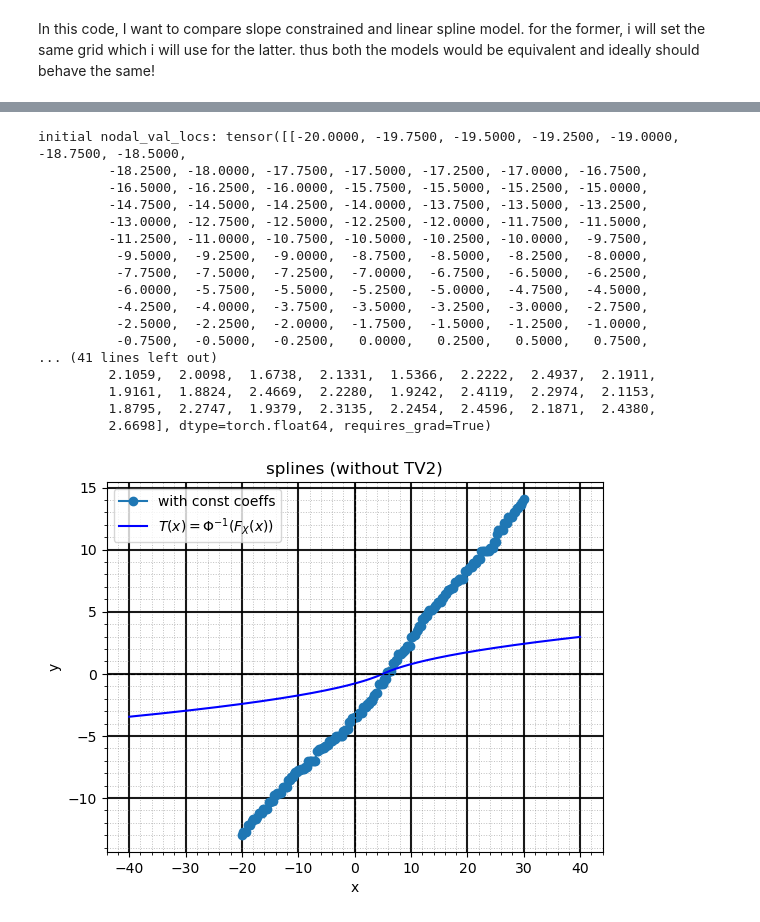
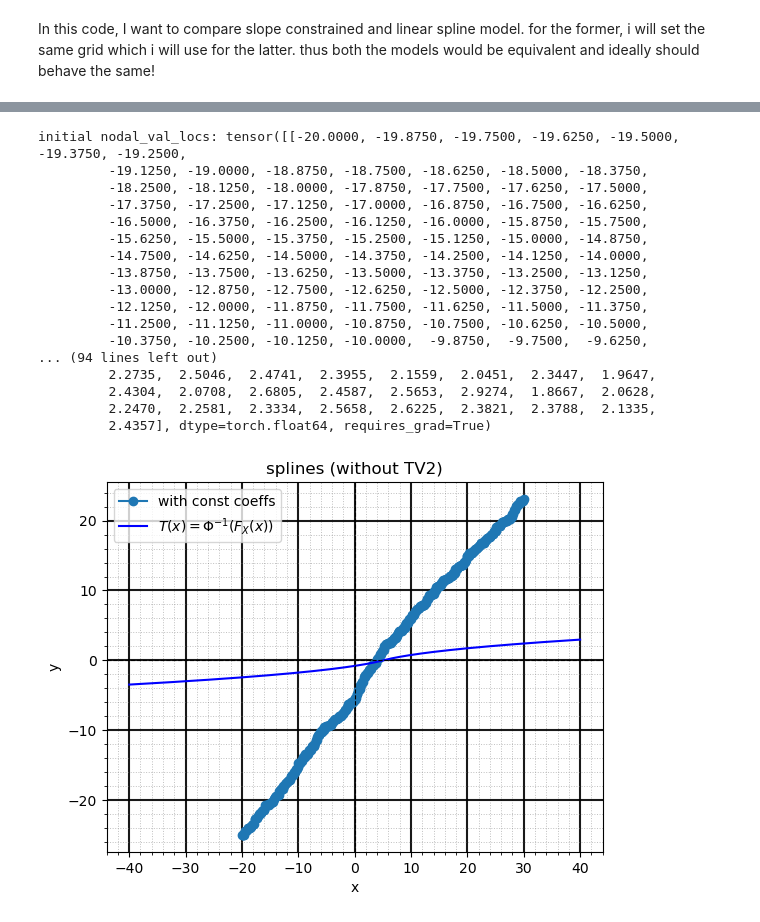
Before and after one commit to neelkanthrawat/Lipschitz_DSNN, a Jupyter notebook: with_TV2_regul.ipynb, the cells around one changed output, grey strips where cells are left out. Drawn from its saved outputs; the diff is of its cells as text; code cells hidden in the pictures.

Commit message:
with more data and PW spline sections, it  works even better

```diff
--- a/with_TV2_regul.ipynb
+++ b/with_TV2_regul.ipynb
@@ -92,35 +92,38 @@ def create_dataloaders(train_data, val_data, test_data, batch_size=32):
     return train_loader, val_loader, test_loader
 # %%
 # Function to generate data from a 1D Laplace distribution
-def generate_laplace_data(mean, scale, total_samples, train_ratio=0.7, val_ratio=0.15):
+def generate_laplace_data(mean, scale, total_samples, num_test_data=15000, train_ratio=0.75, val_ratio=0.25):
     """
     Generate training, validation, and test datasets from a 1D Laplace distribution.
 
     Parameters:
     - mean: Mean (location parameter) of the Laplace distribution
     - scale: Scale (diversity) parameter of the Laplace distribution
-    - total_samples: Total number of samples to generate
-    - train_ratio: Proportion of data to use for training (default is 70%)
-    - val_ratio: Proportion of data to use for validation (default is 15%)
+    - total_samples: Total number of samples (excluding test data)
+    - num_test_data: Number of samples to reserve for the test dataset
+    - train_ratio: Proportion of remaining data to use for training (default is 70%)
+    - val_ratio: Proportion of remaining data to use for validation (default is 30%)
 
     Returns:
     - train_data: Training set
     - val_data: Validation set
     - test_data: Test set
     """
-    # Generate data
-    data = np.random.laplace(loc=mean, scale=scale, size=total_samples)
+    # Generate full dataset including test data
+    total_data = np.random.laplace(loc=mean, scale=scale, size=total_samples + num_test_data)
 
     # Shuffle data
-    np.random.shuffle(data)
+    np.random.shuffle(total_data)
 
-    # Split data based on ratios
-    train_end = int(total_samples * train_ratio)
-    val_end = train_end + int(total_samples * val_ratio)
+    # Separate test data
+    test_data = total_data[:num_test_data]
+    remaining_data = total_data[num_test_data:]
 
-    train_data = data[:train_end]
-    val_data = data[train_end:val_end]
-    test_data = data[val_end:]
+    # Split remaining data into train and validation sets
+    train_end = int(len(remaining_data) * train_ratio)
+
+    train_data = remaining_data[:train_end]
+    val_data = remaining_data[train_end:]
 
     return train_data, val_data, test_data
 # %%
@@ -134,7 +137,7 @@ def generate_laplace_data(mean, scale, total_samples, train_ratio=0.7, val_ratio
 # GENERATE LAPLACE DATA
 mean = 5
 scale = 6
-total_samples = 30000
+total_samples = 70000
 # for each minibatch, new data
 #
 train_data, val_data, test_data = generate_laplace_data(mean, scale, total_samples)
@@ -728,7 +731,7 @@ def generate_unequally_spaced_sorted_numbers(start_val, end_val, N):
 
     return scaled_values
 # %%
-SIZE=201;RANGE=20; START_VAL=-20; END_VAL=30
+SIZE=401;RANGE=20; START_VAL=-20; END_VAL=30
 #GRID_VALS= generate_unequally_spaced_sorted_numbers(start_val=START_VAL,end_val=END_VAL,N=SIZE)
 GRID_VALS,FN_INIT = transformation_laplace_to_std_normal(mu=mean, b=scale, x_range=(START_VAL,END_VAL), num_points=SIZE)
 noise = torch.randn_like(torch.tensor(FN_INIT)) * 2e-1
@@ -741,51 +744,51 @@ model2 = LinearSplineSlopeConstrained(
                 # grid_values=torch.tensor([-2.9132, -1.,  1.8,  2.1882,  2.9779]),
                 init="manual",#"maxmin",# what if I try relu activation function?
                 smin=0.001,
                 smax=10,
                 slope_constrained=1,
                 manual_init_fn_tensor=torch.tensor(FN_INIT)+noise
 )
 # print("constrained coefficients are: ",model2.slope_constrained_coefficients_vect)
 # print(f"slopes: constrained coeffs: {model2.slopes_tensor(for_projected_coeffs=1)}")
 # visualise the code space before the training
 input_tensor = torch.tensor(train_data)
 output_tensor2=model2(input_tensor)
 # plot_multiple_histogram([input_tensor.numpy(), output_tensor2.detach().numpy()
 #                         ],
 #                         labels_list=["data_space (x)","code_space(z)"])
 
 x2pos, y2pos = model2.nodal_val_loc_tensor.detach().numpy(), model2.slope_constrained_coefficients_vect.detach().numpy()
 # print('grid vals and x2pos vals')
 # print(GRID_VALS, x2pos)
 # print('fn val and slope constrained fn val')
 # print(FN_INIT, y2pos)
     # Add labels, title, and grid
     # plt.figure(figsize=(8,8))
 plt.figure()
 plot_with_annotations(x2pos[0][:], y2pos[:],
                     title="splines (without TV2)", xlabel="x", ylabel="y",
                     annotate=0, style='-o')
 plt.legend()
 plt.show()
 # %% [output]
-initial nodal_val_locs: tensor([[-20.0000, -19.7500, -19.5000, -19.2500, -19.0000, -18.7500, -18.5000,
-         -18.2500, -18.0000, -17.7500, -17.5000, -17.2500, -17.0000, -16.7500,
-         -16.5000, -16.2500, -16.0000, -15.7500, -15.5000, -15.2500, -15.0000,
-         -14.7500, -14.5000, -14.2500, -14.0000, -13.7500, -13.5000, -13.2500,
-         -13.0000, -12.7500, -12.5000, -12.2500, -12.0000, -11.7500, -11.5000,
-         -11.2500, -11.0000, -10.7500, -10.5000, -10.2500, -10.0000,  -9.7500,
-          -9.5000,  -9.2500,  -9.0000,  -8.7500,  -8.5000,  -8.2500,  -8.0000,
-          -7.7500,  -7.5000,  -7.2500,  -7.0000,  -6.7500,  -6.5000,  -6.2500,
-          -6.0000,  -5.7500,  -5.5000,  -5.2500,  -5.0000,  -4.7500,  -4.5000,
-          -4.2500,  -4.0000,  -3.7500,  -3.5000,  -3.2500,  -3.0000,  -2.7500,
-          -2.5000,  -2.2500,  -2.0000,  -1.7500,  -1.5000,  -1.2500,  -1.0000,
-          -0.7500,  -0.5000,  -0.2500,   0.0000,   0.2500,   0.5000,   0.7500,
-... (41 lines left out)
-         2.1059,  2.0098,  1.6738,  2.1331,  1.5366,  2.2222,  2.4937,  2.1911,
-         1.9161,  1.8824,  2.4669,  2.2280,  1.9242,  2.4119,  2.2974,  2.1153,
-         1.8795,  2.2747,  1.9379,  2.3135,  2.2454,  2.4596,  2.1871,  2.4380,
-         2.6698], dtype=torch.float64, requires_grad=True)
+initial nodal_val_locs: tensor([[-20.0000, -19.8750, -19.7500, -19.6250, -19.5000, -19.3750, -19.2500,
+         -19.1250, -19.0000, -18.8750, -18.7500, -18.6250, -18.5000, -18.3750,
+         -18.2500, -18.1250, -18.0000, -17.8750, -17.7500, -17.6250, -17.5000,
+         -17.3750, -17.2500, -17.1250, -17.0000, -16.8750, -16.7500, -16.6250,
+         -16.5000, -16.3750, -16.2500, -16.1250, -16.0000, -15.8750, -15.7500,
+         -15.6250, -15.5000, -15.3750, -15.2500, -15.1250, -15.0000, -14.8750,
+         -14.7500, -14.6250, -14.5000, -14.3750, -14.2500, -14.1250, -14.0000,
+         -13.8750, -13.7500, -13.6250, -13.5000, -13.3750, -13.2500, -13.1250,
+         -13.0000, -12.8750, -12.7500, -12.6250, -12.5000, -12.3750, -12.2500,
+         -12.1250, -12.0000, -11.8750, -11.7500, -11.6250, -11.5000, -11.3750,
+         -11.2500, -11.1250, -11.0000, -10.8750, -10.7500, -10.6250, -10.5000,
+         -10.3750, -10.2500, -10.1250, -10.0000,  -9.8750,  -9.7500,  -9.6250,
+... (94 lines left out)
+         2.2735,  2.5046,  2.4741,  2.3955,  2.1559,  2.0451,  2.3447,  1.9647,
+         2.4304,  2.0708,  2.6805,  2.4587,  2.5653,  2.9274,  1.8667,  2.0628,
+         2.2470,  2.2581,  2.3334,  2.5658,  2.6225,  2.3821,  2.3788,  2.1335,
+         2.4357], dtype=torch.float64, requires_grad=True)
-[figure, old version]
+[figure, new version]
 # %%
 # with torch.no_grad():
 #    zz,gg=model2(torch.tensor([[-30.], [-20], [0.], [20], [30]])), model2.grad_x_temp
```
Also changed, not shown: parts of 17 cells of this notebook.
